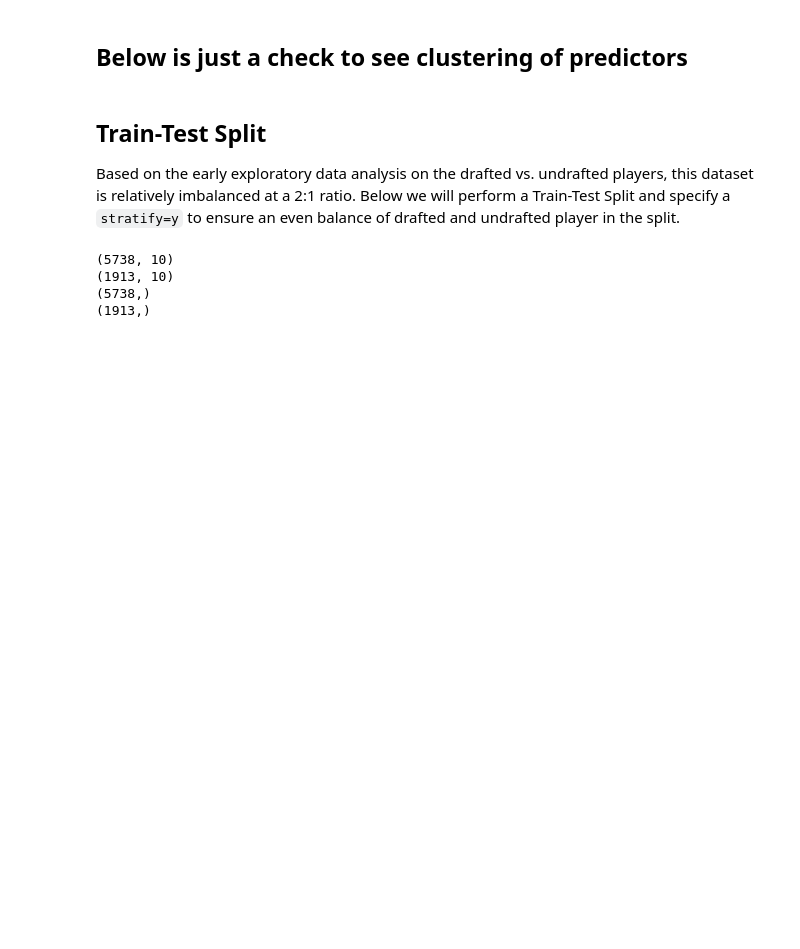
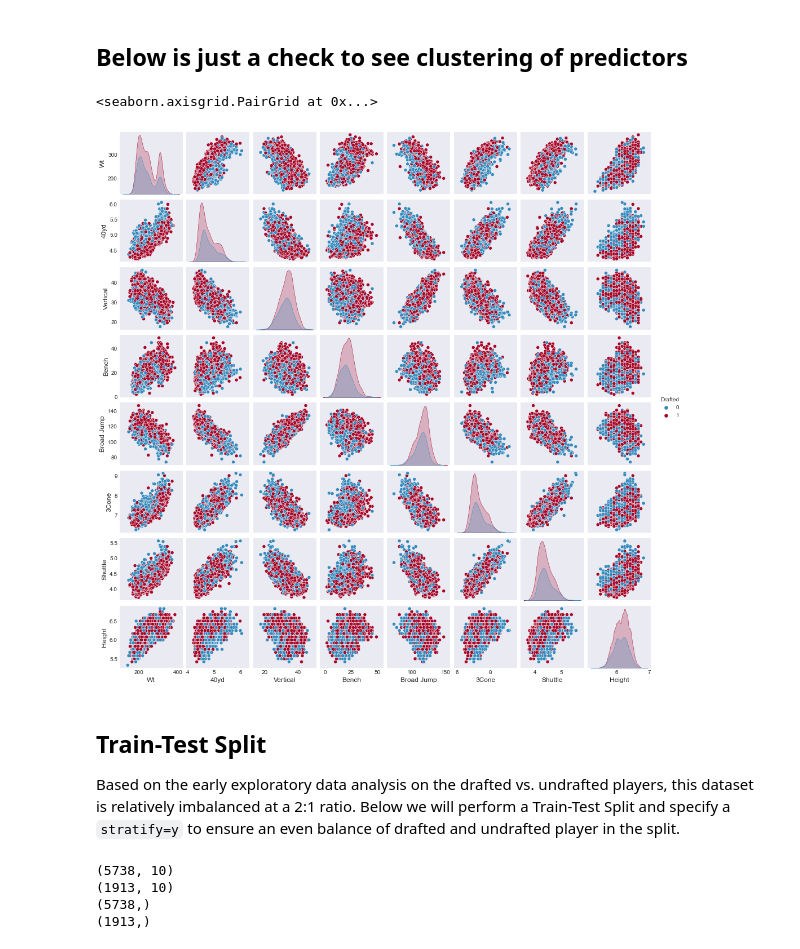
Before and after one commit to eric8395/NFL-Combine-Draft-Classification, a Jupyter notebook: Combine Classification.ipynb, the cells around one changed output. Drawn from its saved outputs; the diff is of its cells as text; code cells hidden in the pictures; blank space fills up the shorter version.

```diff
--- a/Combine Classification.ipynb
+++ b/Combine Classification.ipynb
@@ -506,7 +499,10 @@ kickers
 ## Below is just a check to see clustering of predictors
 # %%
 # a prelim check to see classification of drafted vs undrafted for each predictor
-### sns.pairplot(hue = 'Drafted', data = df, height = 1.75)
+sns.pairplot(hue = 'Drafted', data = df, height = 1.75)
+# %% [output]
+<seaborn.axisgrid.PairGrid at 0x...>
+[figure, added]
 # %% [markdown]
 ## Train-Test Split
 
```
Also changed, not shown: parts of 2 cells of this notebook, 1 other file.
